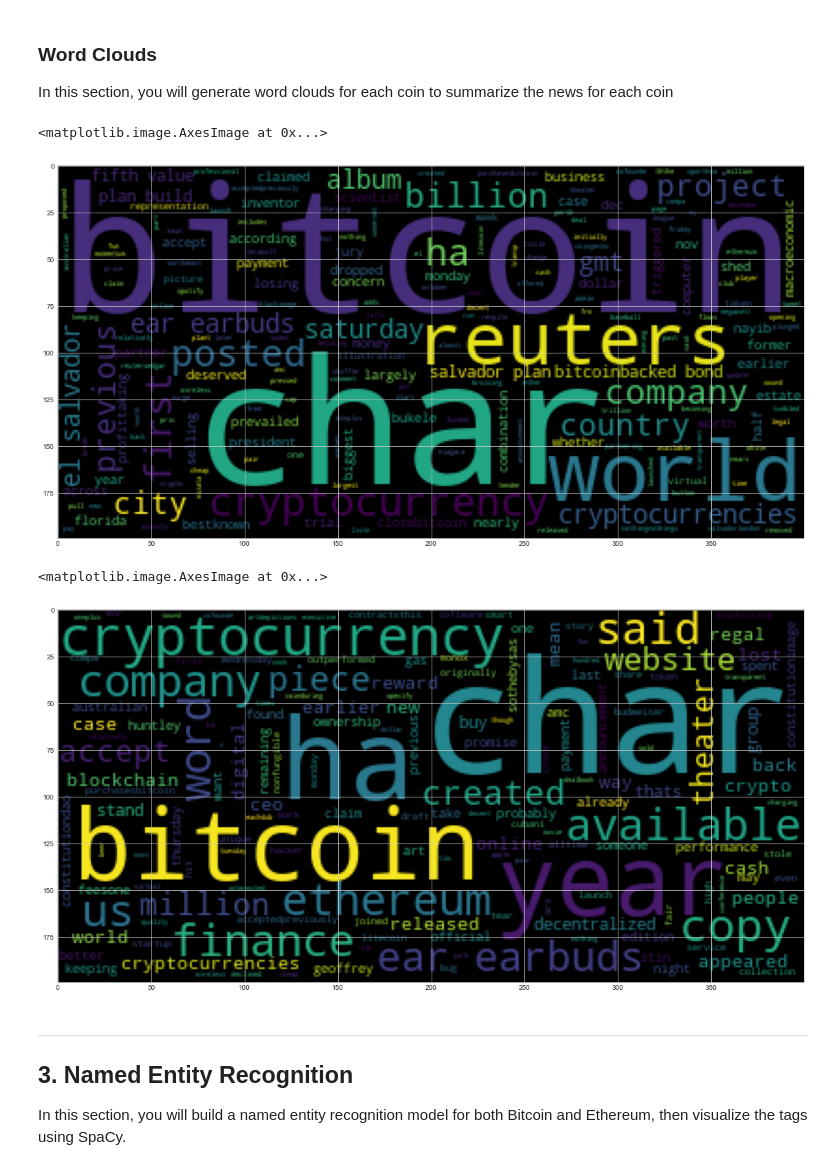
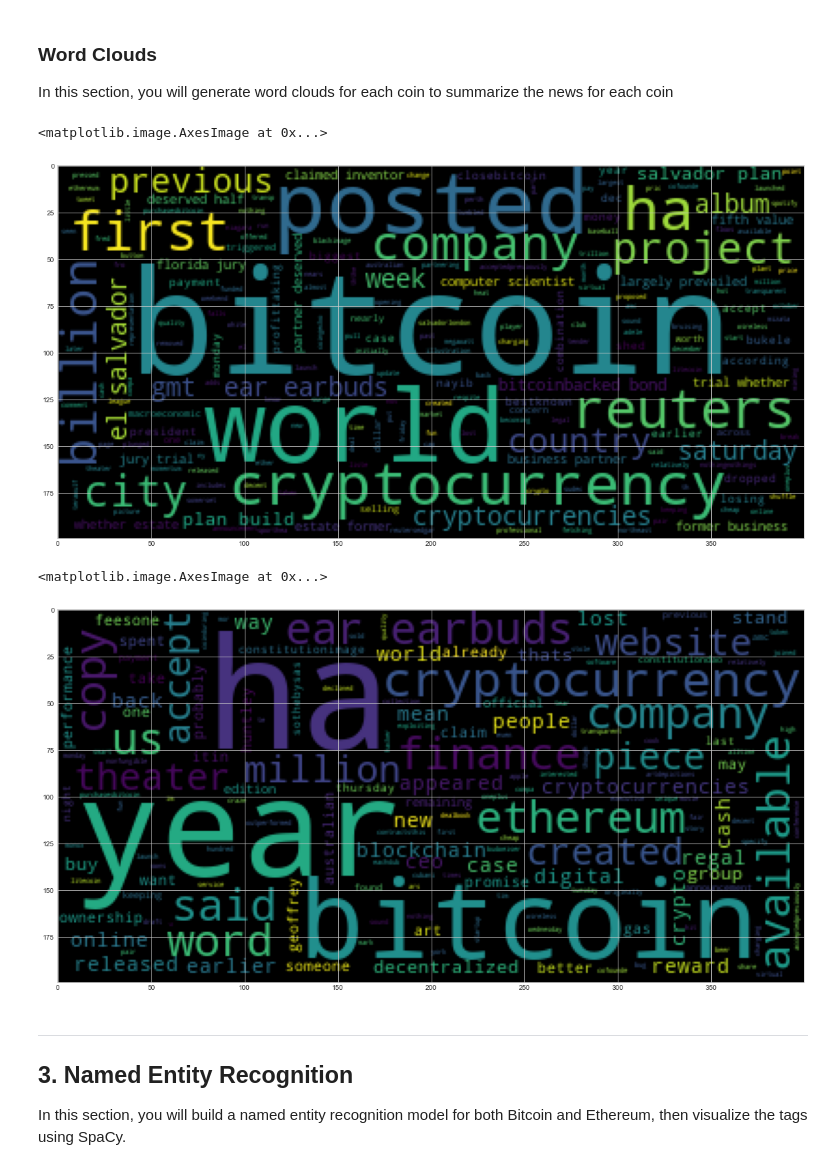
Before and after one commit to linshuishui/HW_12_NLP, a Jupyter notebook: crypto_sentiment.ipynb, the cells around one changed output. Cells and saved outputs as stored; diff of their text form; code cells hidden in the pictures.

```diff
--- a/crypto_sentiment.ipynb
+++ b/crypto_sentiment.ipynb
@@ -195,7 +195,7 @@ sw = set(stopwords.words('english'))
 
 
 # Expand the default stopwords list if necessary
-sw_addon = {'said','el','reuters','the'}
+sw_addon = {'said','el','reuters','the',"char"}
 sw = sw.union(sw_addon)
 #type(sw)
 # %% [output]
@@ -216,6 +216,8 @@ def tokenizer(text):
     words = word_tokenize(re_clean)
     # Remove the stop words
    # Convert the words to lowercase
+    sw = set(stopwords.words('english'))
+    sw_addon = {"said","el","reuters","the","char"}
     lower_cleaned_words = [word.lower() for word in words if word.lower() not in sw.union(sw_addon)]
     # Lemmatize words into root words
     tokens = [lemmatizer.lemmatize(word) for word in lower_cleaned_words]
@@ -341,23 +350,24 @@ mpl.rcParams['figure.figsize'] = [20.0, 10.0]
 # %%
 # Generate the Bitcoin word cloud
 # define a function to process text
 def process_text(text):
     sw = set(stopwords.words('english'))
     regex = re.compile("[^a-zA-Z ]")
     re_clean = regex.sub('',text)
     words = word_tokenize(re_clean)
     lem = [lemmatizer.lemmatize(word) for word in words]
-    output =[word.lower() for word in lem if word.lower()not in sw]
+    sw_addon ={"char"}
+    output =[word.lower() for word in lem if word.lower() not in sw.union(sw_addon)]
     return ' '.join(output)
 
 
 btc_big_string = ' '.join(Bitcoin_df["text"])
 input_text = process_text(btc_big_string)
 wc = WordCloud().generate(input_text )
 plt.imshow(wc)
 # %% [output]
 <matplotlib.image.AxesImage at 0x...>
-[figure, old version]
+[figure, new version]
 # %%
 # Generate the Ethereum word cloud
 eth_big_string = ' '.join(Ethereum_df["text"])
@@ -366,7 +376,7 @@ wc = WordCloud().generate(input_text )
 plt.imshow(wc)
 # %% [output]
 <matplotlib.image.AxesImage at 0x...>
-[figure, old version]
+[figure, new version]
 # %% [markdown]
 ---
 ## 3. Named Entity Recognition
```
Also changed, not shown: parts of 8 cells of this notebook.
